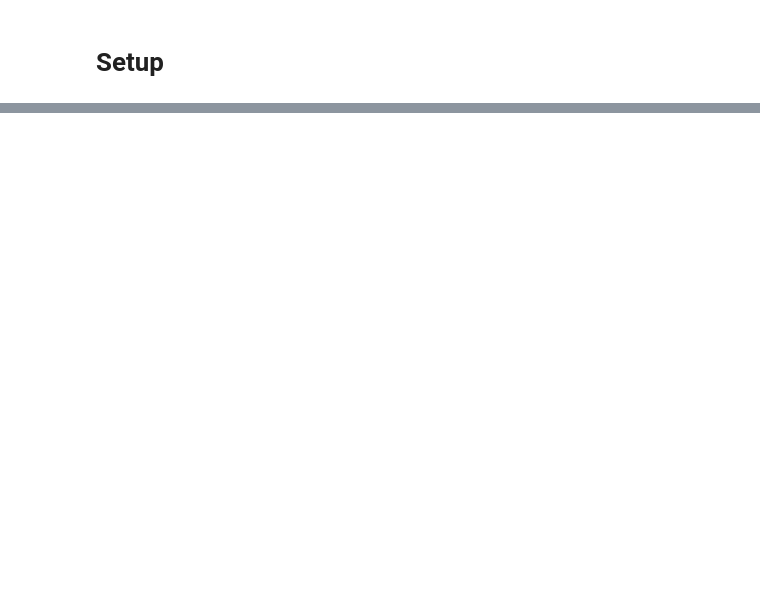
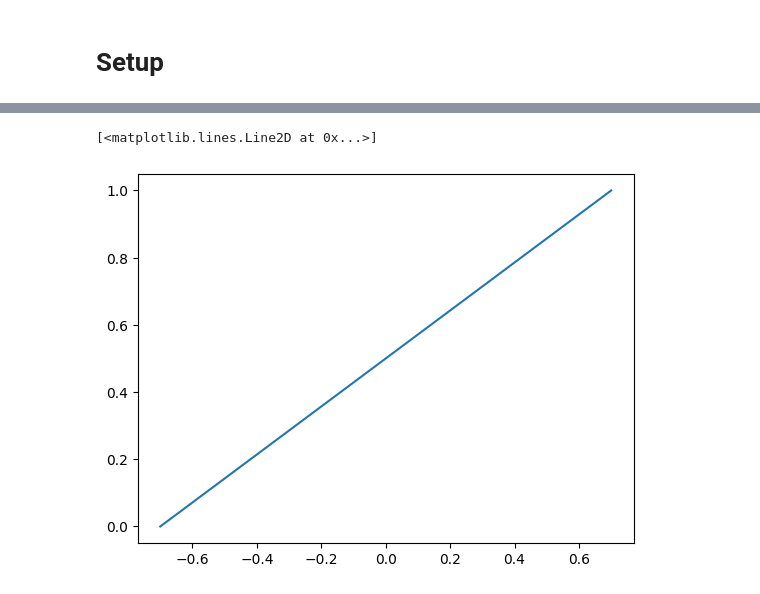
Before and after one commit to NicolasRR/ANN-RL, a Jupyter notebook: DQN.ipynb, the cells around one changed output, grey strips where cells are left out. Drawn from its saved outputs; the diff is of its cells as text; code cells hidden in the pictures; blank space fills up the shorter version.

```diff
--- a/DQN.ipynb
+++ b/DQN.ipynb
@@ -218,0 +25,6 @@ class DQNAgent:
+# %%
+x = np.linspace(-0.7, 0.7, 100)
+plt.plot(x, (1.4-(0.7-x))/1.4)
+# %% [output]
+[<matplotlib.lines.Line2D at 0x...>]
+[figure, added]
```
Also changed, not shown: parts of 16 cells of this notebook, 3 other files.
